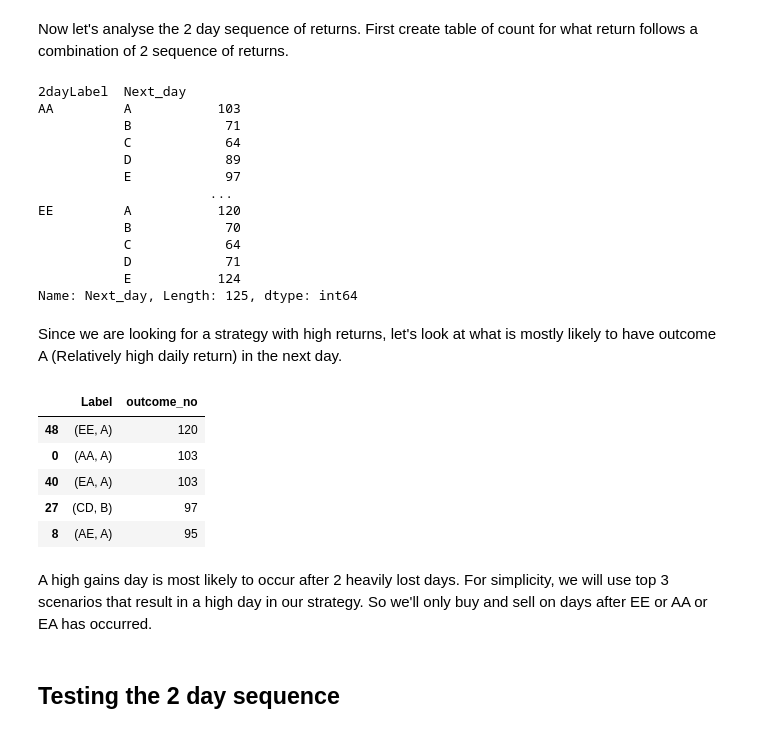
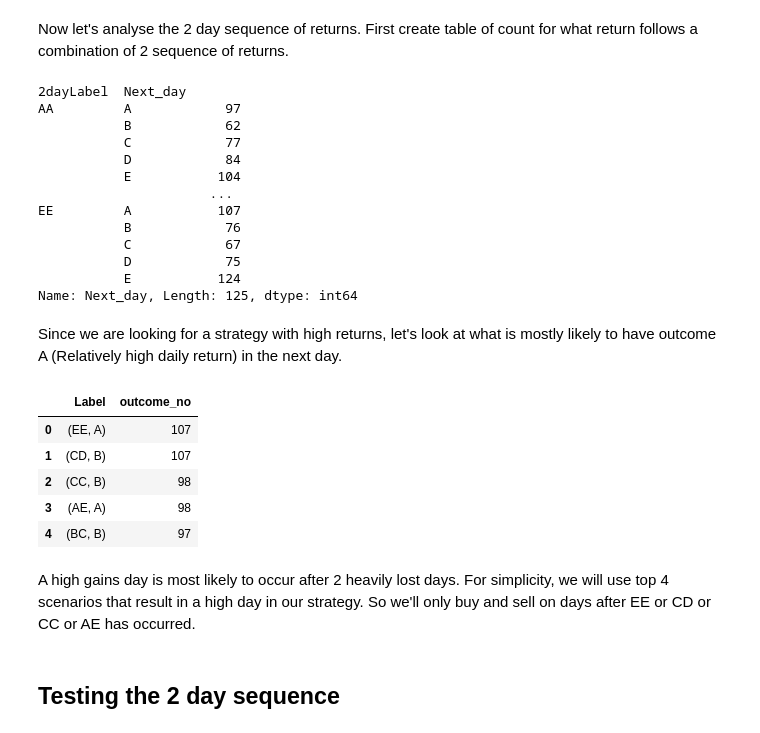
Before and after one commit to ys98110/valuation, a Jupyter notebook: Markov_chain_multi_trans.ipynb, the cells around one changed output. Saved outputs shown, nothing was run; the diff lists cells and outputs as text; code cells hidden in the pictures.

```diff
--- a/Markov_chain_multi_trans.ipynb
+++ b/Markov_chain_multi_trans.ipynb
@@ -82,6 +82,6 @@ data
 Let's add labels to each of the levels of daily change.
 # %%
 labels = ["E","D","C","B","A"]
-data["1dayLabel"] = pd.qcut(data["DailyChange"], 5, labels=labels)
+data["CurrentLabel"] = pd.qcut(data["DailyChange"], 5, labels=labels)
 data #A indicates a relatively high return and E is a high loss or low return.
 # %% [output]
@@ -163,9 +165,10 @@ Name: DailyChange, dtype: float64
 # %%
 
-data["1dayLabel"] = data["1dayLabel"].astype("str")
-data["2dayLabel"] = data["1dayLabel"] + data["1dayLabel"].shift(1)
-for i in range(2,10):
-    col_name = str(i+1) + "dayLabel"
-    prev_col_name = str(i) + "dayLabel"
-    data[col_name] =  data[prev_col_name] + data["1dayLabel"].shift(i)
-data["Next_day"] = data["1dayLabel"].shift(-1)
+data["CurrentLabel"] = data["CurrentLabel"].astype("str")
+data["1dayLabel"] =  data["CurrentLabel"].shift(1)
+for i in range(2,6):
+    col_name = str(i) + "dayLabel"
+    prev_col_name = str(i-1) + "dayLabel"
+    data[col_name] =  data["CurrentLabel"].shift(i) +  data[prev_col_name]
+data["Next_day"] = data["CurrentLabel"].shift(-1)
+data
@@ -176,16 +193,16 @@ two_day_outcome = data.groupby(["2dayLabel","Next_day"])["Next_day"].count()
 two_day_outcome
 # %% [output]
 2dayLabel  Next_day
-AA         A           103
-           B            71
-           C            64
-           D            89
-           E            97
+AA         A            97
+           B            62
+           C            77
+           D            84
+           E           104
                       ...
-EE         A           120
-           B            70
-           C            64
-           D            71
+EE         A           107
+           B            76
+           C            67
+           D            75
            E           124
 Name: Next_day, Length: 125, dtype: int64
 # %% [markdown]
@@ -193,19 +210,20 @@ Since we are looking for a strategy with high returns, let's look at what is mos
 # %%
 result = pd.DataFrame(columns = ["Label","outcome_no"])
 
 for i in range(len(two_day_outcome)):
     if two_day_outcome.keys()[i][1] == "A" or two_day_outcome.keys()[i][1] == "B":
         result.loc[len(result)] = [two_day_outcome.keys()[i],two_day_outcome[i]]
-result.sort_values("outcome_no", ascending = False).head()
+result = result.sort_values("outcome_no", ascending = False).reset_index(drop="True")
+result.head()
 # %% [output]
 |  | Label | outcome_no |
-| 48 | (EE, A) | 120 |
-| 0 | (AA, A) | 103 |
-| 40 | (EA, A) | 103 |
-| 27 | (CD, B) | 97 |
-| 8 | (AE, A) | 95 |
+| 0 | (EE, A) | 107 |
+| 1 | (CD, B) | 107 |
+| 2 | (CC, B) | 98 |
+| 3 | (AE, A) | 98 |
+| 4 | (BC, B) | 97 |
 # %% [markdown]
-A high gains day is most likely to occur after 2 heavily lost days. For simplicity, we will use top 3 scenarios that result in a high day in our strategy. So we'll only buy and sell on days after EE or AA or EA has occurred.
+A high gains day is most likely to occur after 2 heavily lost days. For simplicity, we will use top 4 scenarios that result in a high day in our strategy. So we'll only buy and sell on days after EE or CD or CC or AE has occurred.
 # %% [markdown]
 ## Testing the 2 day sequence
 # %% [markdown]
```
Also changed, not shown: parts of 32 cells of this notebook, 1 other file.
